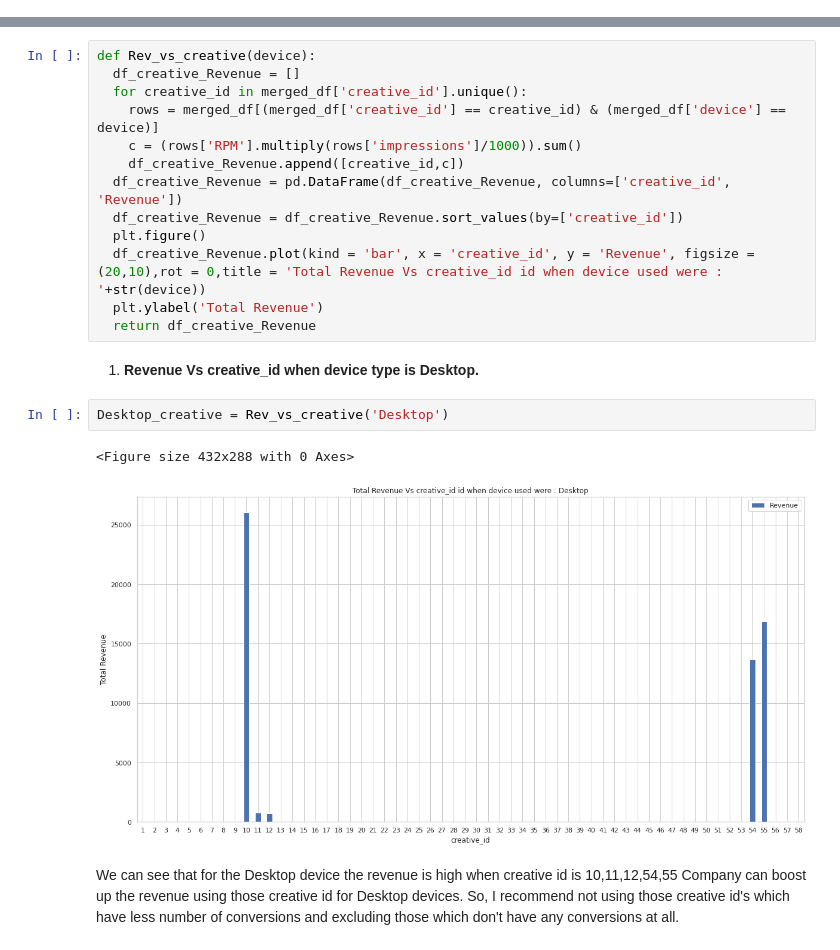
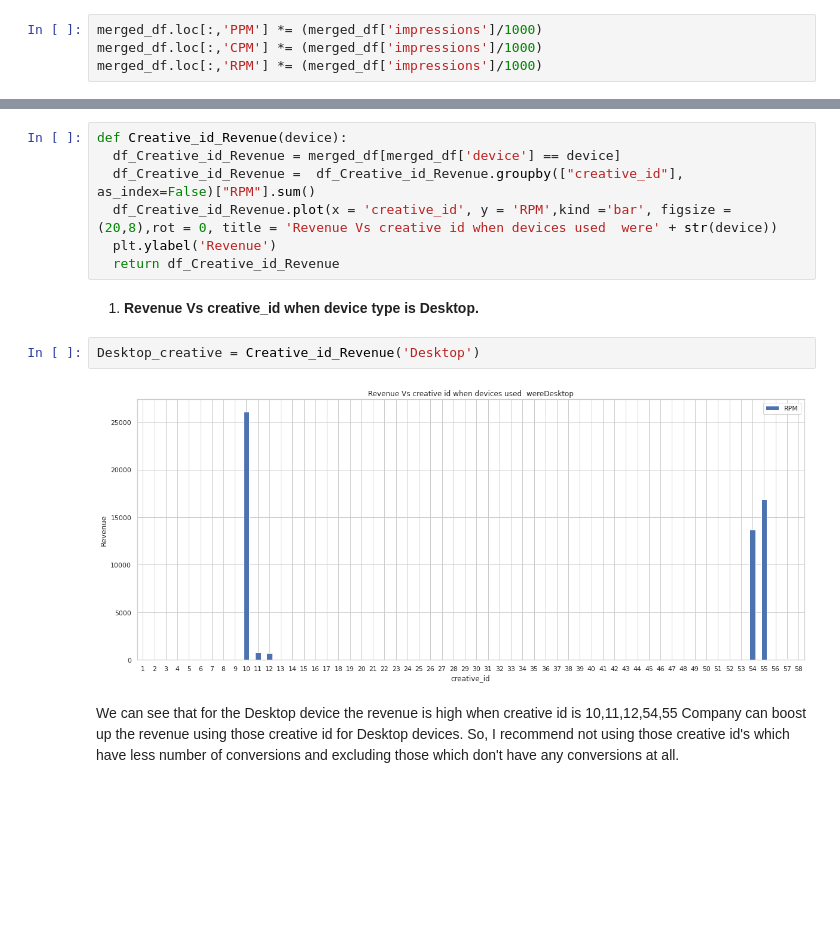
Before and after one commit to pawan070bct27/Data_Analysis, a Jupyter notebook: Data_Month1_Updated.ipynb, the cells around one changed output, grey strips where cells are left out. Cells and saved outputs as stored; diff of their text form; blank space fills up the shorter version.

```diff
--- a/Data_Month1_Updated.ipynb
+++ b/Data_Month1_Updated.ipynb
@@ -782,3 +747,7 @@ As the number of impressions is increasing the PPM is decreasing. This shows tha
+# %%
+merged_df.loc[:,'PPM'] *= (merged_df['impressions']/1000)
+merged_df.loc[:,'CPM'] *= (merged_df['impressions']/1000)
+merged_df.loc[:,'RPM'] *= (merged_df['impressions']/1000)
 # %% [markdown]
 #Let's plot Profit VS creative_id graph according to device type used
 # %% [markdown]
@@ -1246,25 +1160,18 @@ We can see that ad_unit_id's around 195, 250, 555 is increasing the revenue for
 # %% [markdown]
 #Let's define a function first
 # %%
-def Rev_vs_creative(device):
-  df_creative_Revenue = []
-  for creative_id in merged_df['creative_id'].unique():
-    rows = merged_df[(merged_df['creative_id'] == creative_id) & (merged_df['device'] == device)]
-    c = (rows['RPM'].multiply(rows['impressions']/1000)).sum()
-    df_creative_Revenue.append([creative_id,c])
-  df_creative_Revenue = pd.DataFrame(df_creative_Revenue, columns=['creative_id', 'Revenue'])
-  df_creative_Revenue = df_creative_Revenue.sort_values(by=['creative_id'])
-  plt.figure()
-  df_creative_Revenue.plot(kind = 'bar', x = 'creative_id', y = 'Revenue', figsize = (20,10),rot = 0,title = 'Total Revenue Vs creative_id id when device used were : '+str(device))
-  plt.ylabel('Total Revenue')
-  return df_creative_Revenue
+def Creative_id_Revenue(device):
+  df_Creative_id_Revenue = merged_df[merged_df['device'] == device]
+  df_Creative_id_Revenue =  df_Creative_id_Revenue.groupby(["creative_id"], as_index=False)["RPM"].sum()
+  df_Creative_id_Revenue.plot(x = 'creative_id', y = 'RPM',kind ='bar', figsize = (20,8),rot = 0, title = 'Revenue Vs creative id when devices used  were' + str(device))
+  plt.ylabel('Revenue')
+  return df_Creative_id_Revenue
 # %% [markdown]
 1. **Revenue Vs creative_id when device type is Desktop.**
 # %%
-Desktop_creative = Rev_vs_creative('Desktop')
+Desktop_creative = Creative_id_Revenue('Desktop')
 # %% [output]
-<Figure size 432x288 with 0 Axes>
-[figure, old version]
+[figure, new version]
 # %% [markdown]
 We can see that for the Desktop device the revenue is high when creative id is 10,11,12,54,55 Company can boost up the revenue using those creative id for Desktop devices. So, I recommend not using those creative id's which have less number of conversions and excluding those which don't have any conversions at all.
 # %% [markdown]
```
Also changed, not shown: parts of 90 cells of this notebook.
